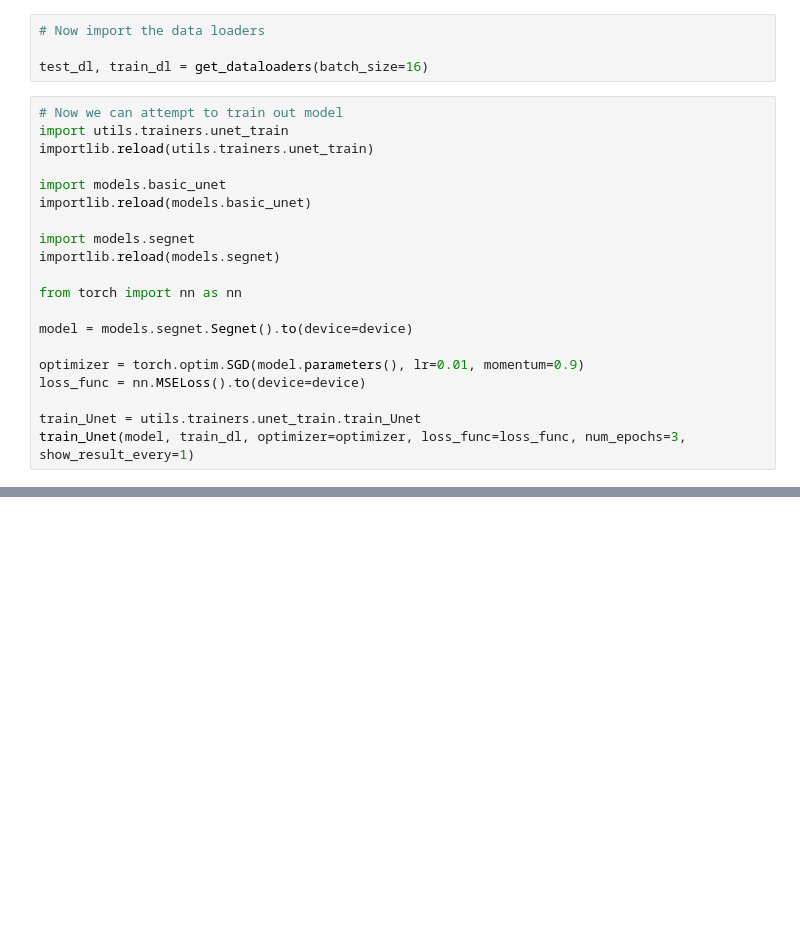
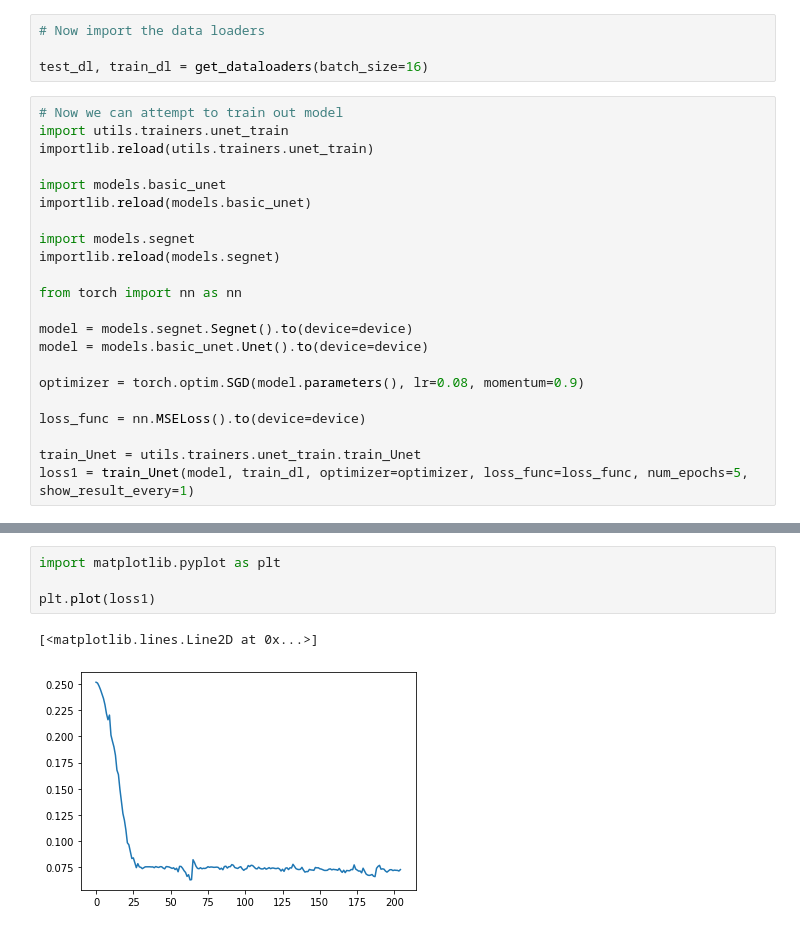
Before and after one commit to fvolcic/442_ml_project, a Jupyter notebook: main.ipynb, the cells around one changed output, grey strips where cells are left out. Saved outputs shown, nothing was run; the diff lists cells and outputs as text; blank space fills up the shorter version.

```diff
--- a/main.ipynb
+++ b/main.ipynb
@@ -24,10 +24,12 @@ importlib.reload(models.segnet)
 from torch import nn as nn
 
 model = models.segnet.Segnet().to(device=device)
+model = models.basic_unet.Unet().to(device=device)
 
-optimizer = torch.optim.SGD(model.parameters(), lr=0.01, momentum=0.9)
+optimizer = torch.optim.SGD(model.parameters(), lr=0.08, momentum=0.9)
+
 loss_func = nn.MSELoss().to(device=device)
 
 train_Unet = utils.trainers.unet_train.train_Unet
-train_Unet(model, train_dl, optimizer=optimizer, loss_func=loss_func, num_epochs=3, show_result_every=1)
+loss1 = train_Unet(model, train_dl, optimizer=optimizer, loss_func=loss_func, num_epochs=5, show_result_every=1)
 # %% [output]
@@ -36,0 +47,7 @@ RuntimeError: The size of tensor a (16) must match the size of tensor b (512) at
+# %%
+import matplotlib.pyplot as plt
+
+plt.plot(loss1)
+# %% [output]
+[<matplotlib.lines.Line2D at 0x...>]
+[figure, added]
```
Also changed, not shown: parts of 4 cells of this notebook, 14 other files.
